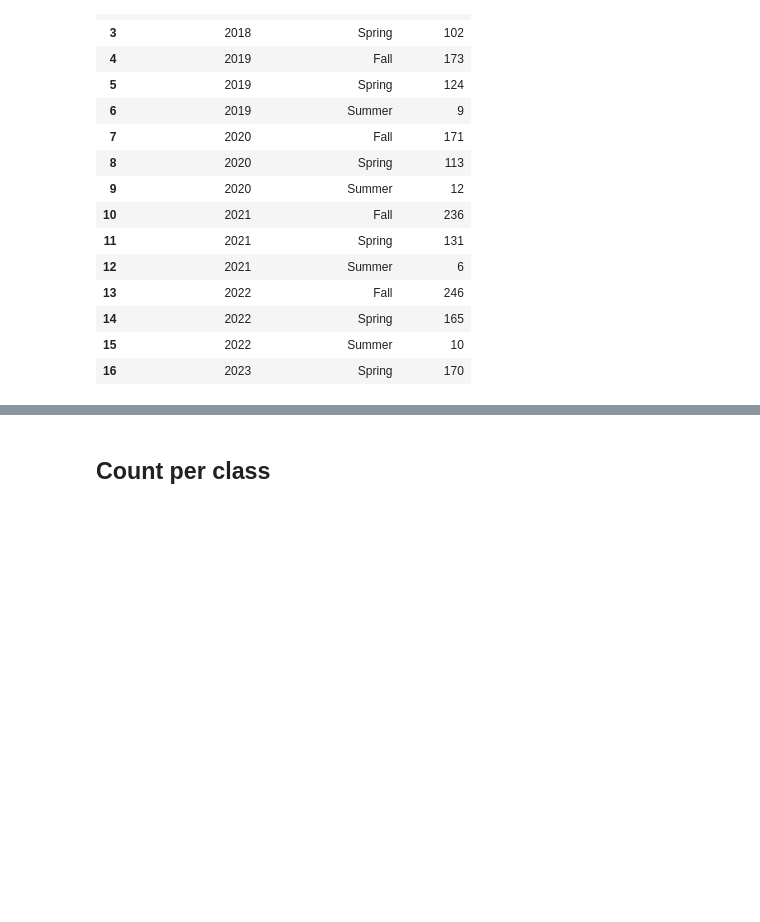
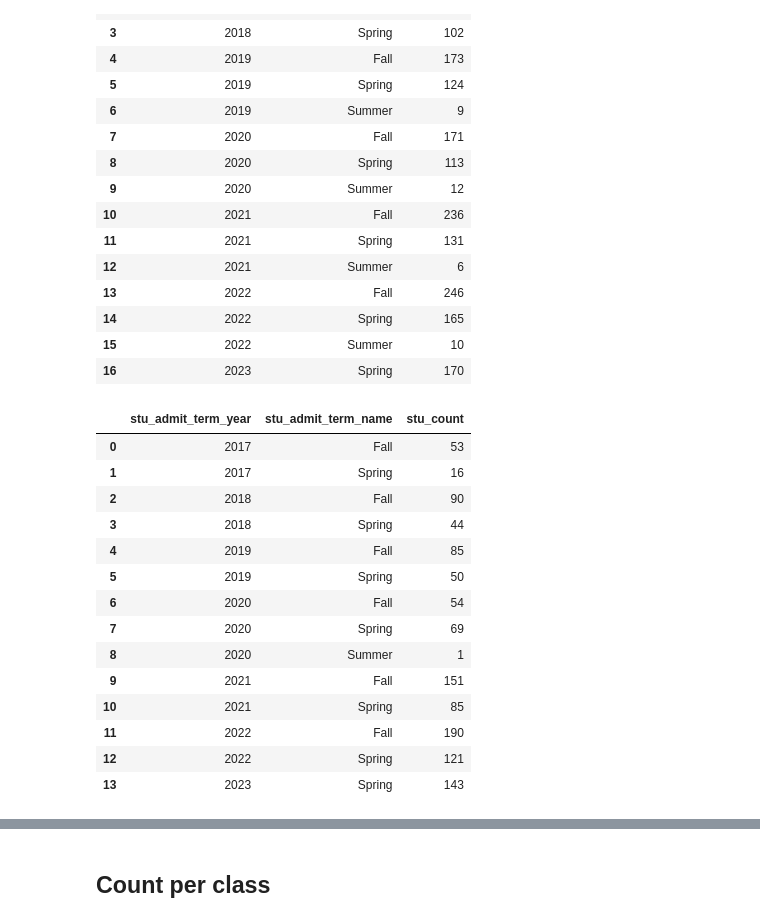
Before and after one commit to GoswamiSagarD/Team-Prophecy, a Jupyter notebook: Code/02_MachineLearning/EDA/EDA_Telina.ipynb, the cells around one changed output, grey strips where cells are left out. Drawn from its saved outputs; the diff is of its cells as text; code cells hidden in the pictures; blank space fills up the shorter version.

```diff
--- a/Code/02_MachineLearning/EDA/EDA_Telina.ipynb
+++ b/Code/02_MachineLearning/EDA/EDA_Telina.ipynb
@@ -63,6 +83,32 @@ db_enrollment.runQuery("""
 | 14 | 2022 | Spring | 165 |
 | 15 | 2022 | Summer | 10 |
 | 16 | 2023 | Spring | 170 |
+# %%
+db_enrollment.runQuery("""
+    SELECT stu_admit_term_year, stu_admit_term_name, COUNT(DISTINCT stu_id) AS stu_count
+    FROM enrollment4EDA
+    WHERE
+        stu_admit_term_year >= 2017
+        AND stu_visa = "F1 Visa"
+        AND stu_prog_desc = 'MS Data Analytics Engineering'
+    GROUP BY stu_admit_term_year, stu_admit_term_name;
+""")
+# %% [output]
+|  | stu_admit_term_year | stu_admit_term_name | stu_count |
+| 0 | 2017 | Fall | 53 |
+| 1 | 2017 | Spring | 16 |
+| 2 | 2018 | Fall | 90 |
+| 3 | 2018 | Spring | 44 |
+| 4 | 2019 | Fall | 85 |
+| 5 | 2019 | Spring | 50 |
+| 6 | 2020 | Fall | 54 |
+| 7 | 2020 | Spring | 69 |
+| 8 | 2020 | Summer | 1 |
+| 9 | 2021 | Fall | 151 |
+| 10 | 2021 | Spring | 85 |
+| 11 | 2022 | Fall | 190 |
+| 12 | 2022 | Spring | 121 |
+| 13 | 2023 | Spring | 143 |
 # %%
 db_enrollment.runQuery("""
     SELECT reg_term_code, reg_term_desc, COUNT(DISTINCT stu_id)
```
Also changed, not shown: parts of 3 cells of this notebook.
